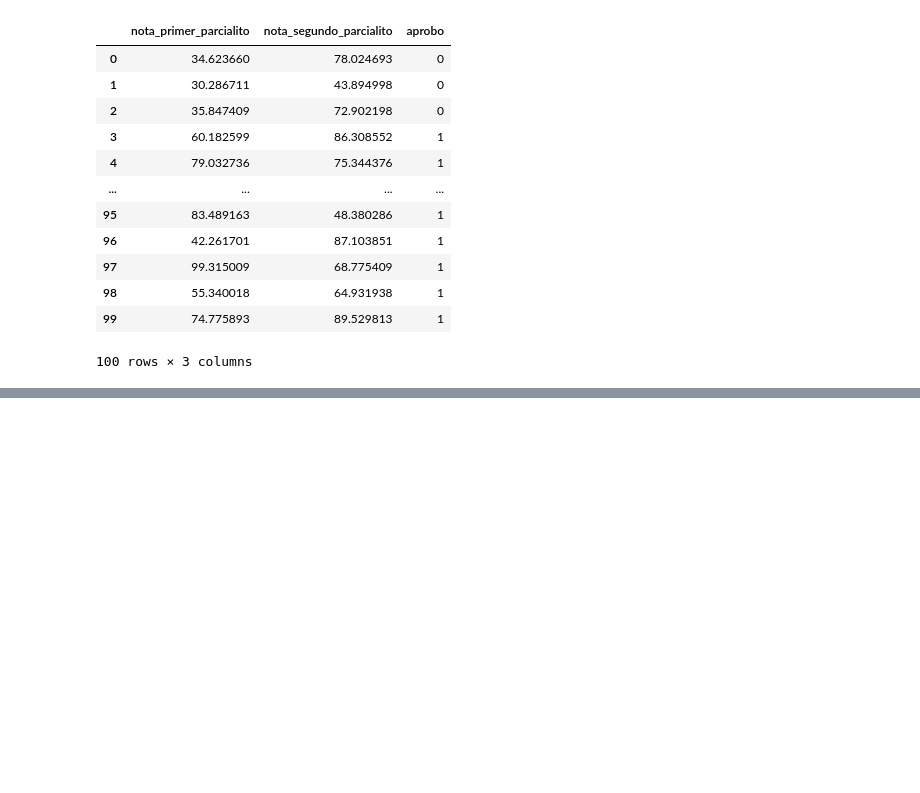
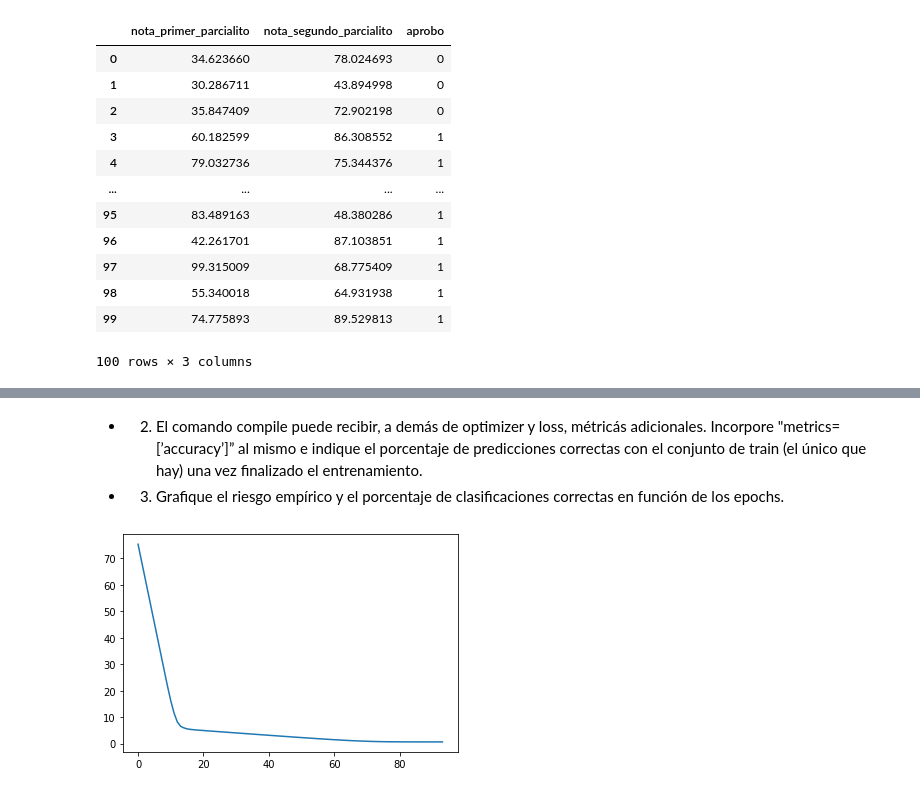
Before and after one commit to Nacho2904/pasantiacsc, a Jupyter notebook: regresion_logistica.ipynb, the cells around one changed output, grey strips where cells are left out. Cells and saved outputs as stored; diff of their text form; code cells hidden in the pictures; blank space fills up the shorter version.

```diff
--- a/regresion_logistica.ipynb
+++ b/regresion_logistica.ipynb
@@ -18,7 +23,10 @@ parcialitos.txt.1   100%[===================>]   3.69K  --.-KB/s    in 0s
 # %%
 import pandas as pd
 import numpy as np
-dataset = pd.read_table("parcialitos.txt.1", sep=',',header=None)
+import tensorflow as tf
+import seaborn as sns
+import matplotlib as plt
+dataset = pd.read_table("parcialitos.txt", sep=',',header=None)
 dataset.columns = ["nota_primer_parcialito", "nota_segundo_parcialito", "aprobo"]
 dataset
 # %% [output]
@@ -35,3 +43,9 @@ dataset
 | 98 | 55.340018 | 64.931938 | 1 |
 | 99 | 74.775893 | 89.529813 | 1 |
 100 rows × 3 columns
+# %%
+inputs = np.array(dataset[["nota_primer_parcialito", "nota_segundo_parcialito"]])
+targets = np.array(dataset["aprobo"]).reshape(len(dataset),1)
+model_parcialitos = tf.keras.Sequential()
+model_parcialitos.add(tf.keras.layers.Dense(1, input_dim=2))
+model_parcialitos.summary()
@@ -37,0 +64,6 @@ dataset
+# %%
+#entrenamos el modelo
+early_stop = tf.keras.callbacks.EarlyStopping(monitor='loss', patience=1)
+model_parcialitos.compile(optimizer=tf.keras.optimizers.SGD(learning_rate=0.0015),loss=tf.keras.losses.BinaryCrossentropy(from_logits=True),
+                          metrics=["accuracy"])
+hist = model_parcialitos.fit(x=inputs, y=targets, batch_size = len(dataset), epochs=100000,callbacks=[early_stop]);
@@ -37,0 +88,13 @@ dataset
+# %% [markdown]
+- 2) El comando compile puede recibir, a demás de optimizer y loss, métricás adicionales. Incorpore "metrics=[’accuracy’]” al mismo e indique el porcentaje de predicciones correctas con el conjunto de train (el único que hay) una vez finalizado el
+entrenamiento.
+- 3) Grafique el riesgo empírico y el porcentaje de clasificaciones correctas en función
+de los epochs.
+# %%
+losses = np.array(hist.history['loss'])
+accuracy = np.array(hist.history['accuracy'])
+# %%
+x_axis = np.arange(0,len(losses),1)
+sns.lineplot(x=x_axis,y=losses);
+# %% [output]
+[figure, added]
```
Also changed, not shown: parts of 9 cells of this notebook.
